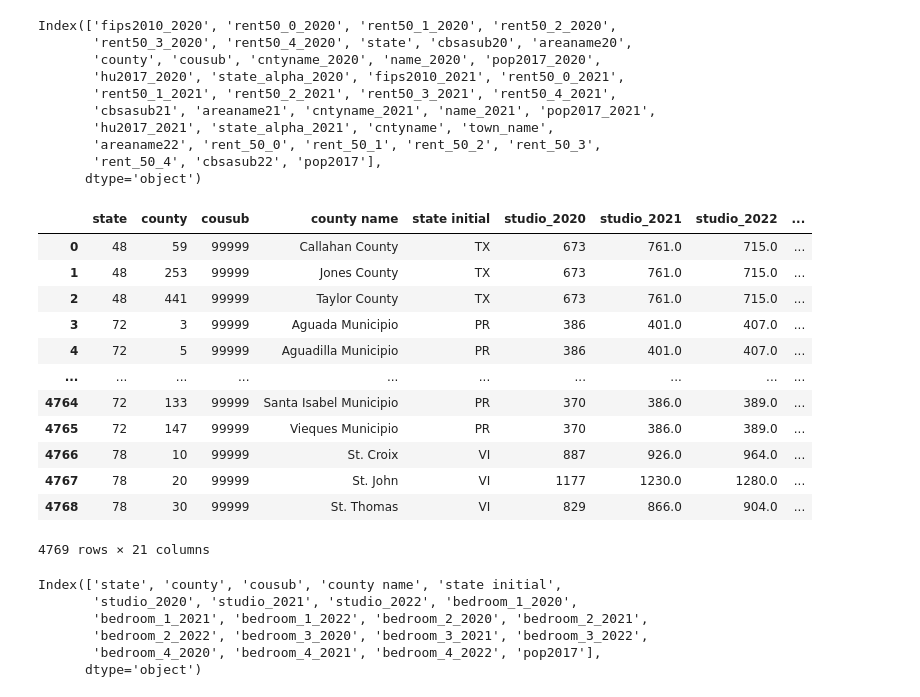
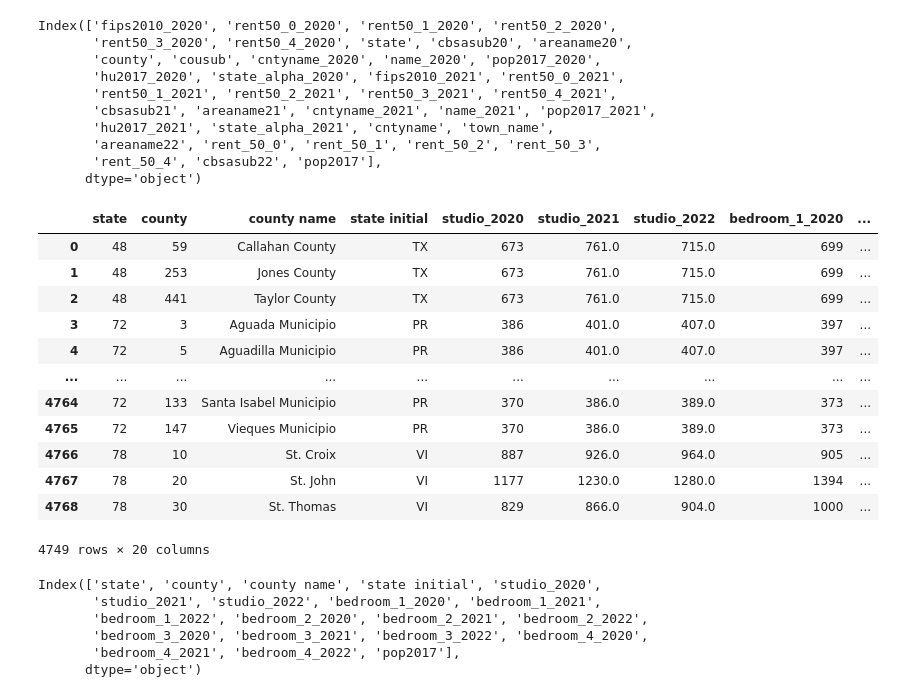
Before and after one commit to Boot-Team-7/project_1_materials, a Jupyter notebook: 50TH-Percentile-Rent-Estimates-Data/Data_Cleaning.ipynb, the cells around one changed output. Drawn from its saved outputs; the diff is of its cells as text; code cells hidden in the pictures.

```diff
--- a/50TH-Percentile-Rent-Estimates-Data/Data_Cleaning.ipynb
+++ b/50TH-Percentile-Rent-Estimates-Data/Data_Cleaning.ipynb
@@ -165,41 +165,41 @@ Index(['fips2010_2020', 'rent50_0_2020', 'rent50_1_2020', 'rent50_2_2020',
        'rent_50_4', 'cbsasub22', 'pop2017'],
       dtype='object')
 # %%
-cleaned_rent_20_21_22 = rent_20_21_22[['state', 'county', 'cousub', 'cntyname_2020', 'state_alpha_2020',\
+cleaned_rent_20_21_22 = rent_20_21_22[['state', 'county', 'cntyname_2020', 'state_alpha_2020',\
                                        'rent50_0_2020', 'rent50_0_2021', 'rent_50_0', 'rent50_1_2020',\
                'rent50_1_2021', 'rent_50_1', 'rent50_2_2020', 'rent50_2_2021', 'rent_50_2', 'rent50_3_2020', 'rent50_3_2021',\
                'rent_50_3', 'rent50_4_2020', 'rent50_4_2021', 'rent_50_4', 'pop2017_2020']]
 cleaned_rent_20_21_22 = cleaned_rent_20_21_22.rename(columns = {'state_alpha_2020': 'state initial', 'cntyname_2020': 'county name', 'rent_50_0': 'studio_2022',\
                                                                 'rent50_0_2020': 'studio_2020', 'rent50_0_2021': 'studio_2021', 'rent50_1_2020': 'bedroom_1_2020',\
                                                                 'rent50_1_2021': 'bedroom_1_2021', 'rent_50_1': 'bedroom_1_2022', 'rent50_2_2020': 'bedroom_2_2020',\
                                                                 'rent50_2_2021': 'bedroom_2_2021', 'rent_50_2': 'bedroom_2_2022', 'rent50_3_2020': 'bedroom_3_2020',\
                                                                 'rent50_3_2021': 'bedroom_3_2021', 'rent_50_3': 'bedroom_3_2022', 'rent50_4_2020': 'bedroom_4_2020','rent50_4_2021': 'bedroom_4_2021',\
                                                                 'rent_50_4': 'bedroom_4_2022', 'pop2017_2020': 'pop2017'})
-#cleaned_rent_20_21_22 = cleaned_rent_20_21_22.dropna()
+cleaned_rent_20_21_22 = cleaned_rent_20_21_22.dropna()
 cleaned_rent_20_21_22
 # %% [output]
-|  | state | county | cousub | county name | state initial | studio_2020 | studio_2021 | studio_2022 | ... |
-| 0 | 48 | 59 | 99999 | Callahan County | TX | 673 | 761.0 | 715.0 | ... |
-| 1 | 48 | 253 | 99999 | Jones County | TX | 673 | 761.0 | 715.0 | ... |
-| 2 | 48 | 441 | 99999 | Taylor County | TX | 673 | 761.0 | 715.0 | ... |
-| 3 | 72 | 3 | 99999 | Aguada Municipio | PR | 386 | 401.0 | 407.0 | ... |
-| 4 | 72 | 5 | 99999 | Aguadilla Municipio | PR | 386 | 401.0 | 407.0 | ... |
+|  | state | county | county name | state initial | studio_2020 | studio_2021 | studio_2022 | bedroom_1_2020 | ... |
+| 0 | 48 | 59 | Callahan County | TX | 673 | 761.0 | 715.0 | 699 | ... |
+| 1 | 48 | 253 | Jones County | TX | 673 | 761.0 | 715.0 | 699 | ... |
+| 2 | 48 | 441 | Taylor County | TX | 673 | 761.0 | 715.0 | 699 | ... |
+| 3 | 72 | 3 | Aguada Municipio | PR | 386 | 401.0 | 407.0 | 397 | ... |
+| 4 | 72 | 5 | Aguadilla Municipio | PR | 386 | 401.0 | 407.0 | 397 | ... |
 | ... | ... | ... | ... | ... | ... | ... | ... | ... | ... |
-| 4764 | 72 | 133 | 99999 | Santa Isabel Municipio | PR | 370 | 386.0 | 389.0 | ... |
-| 4765 | 72 | 147 | 99999 | Vieques Municipio | PR | 370 | 386.0 | 389.0 | ... |
-| 4766 | 78 | 10 | 99999 | St. Croix | VI | 887 | 926.0 | 964.0 | ... |
-| 4767 | 78 | 20 | 99999 | St. John | VI | 1177 | 1230.0 | 1280.0 | ... |
-| 4768 | 78 | 30 | 99999 | St. Thomas | VI | 829 | 866.0 | 904.0 | ... |
+| 4764 | 72 | 133 | Santa Isabel Municipio | PR | 370 | 386.0 | 389.0 | 373 | ... |
+| 4765 | 72 | 147 | Vieques Municipio | PR | 370 | 386.0 | 389.0 | 373 | ... |
+| 4766 | 78 | 10 | St. Croix | VI | 887 | 926.0 | 964.0 | 905 | ... |
+| 4767 | 78 | 20 | St. John | VI | 1177 | 1230.0 | 1280.0 | 1394 | ... |
+| 4768 | 78 | 30 | St. Thomas | VI | 829 | 866.0 | 904.0 | 1000 | ... |
-4769 rows × 21 columns
+4749 rows × 20 columns
-# %%
-cleaned_rent_20_21_22.columns
-# %% [output]
-Index(['state', 'county', 'cousub', 'county name', 'state initial',
-       'studio_2020', 'studio_2021', 'studio_2022', 'bedroom_1_2020',
-       'bedroom_1_2021', 'bedroom_1_2022', 'bedroom_2_2020', 'bedroom_2_2021',
-       'bedroom_2_2022', 'bedroom_3_2020', 'bedroom_3_2021', 'bedroom_3_2022',
-       'bedroom_4_2020', 'bedroom_4_2021', 'bedroom_4_2022', 'pop2017'],
-      dtype='object')
+# %%
+cleaned_rent_20_21_22.columns
+# %% [output]
+Index(['state', 'county', 'county name', 'state initial', 'studio_2020',
+       'studio_2021', 'studio_2022', 'bedroom_1_2020', 'bedroom_1_2021',
+       'bedroom_1_2022', 'bedroom_2_2020', 'bedroom_2_2021', 'bedroom_2_2022',
+       'bedroom_3_2020', 'bedroom_3_2021', 'bedroom_3_2022', 'bedroom_4_2020',
+       'bedroom_4_2021', 'bedroom_4_2022', 'pop2017'],
+      dtype='object')
 # %%
 #cleaned_rent_20_21_22.to_csv("../Merged_Data/rent20-22.csv")
 #cleaned_rent_20_21_22.to_csv("rent20-22.csv")
```
Also changed, not shown: parts of 2 cells of this notebook, 1 other file.
